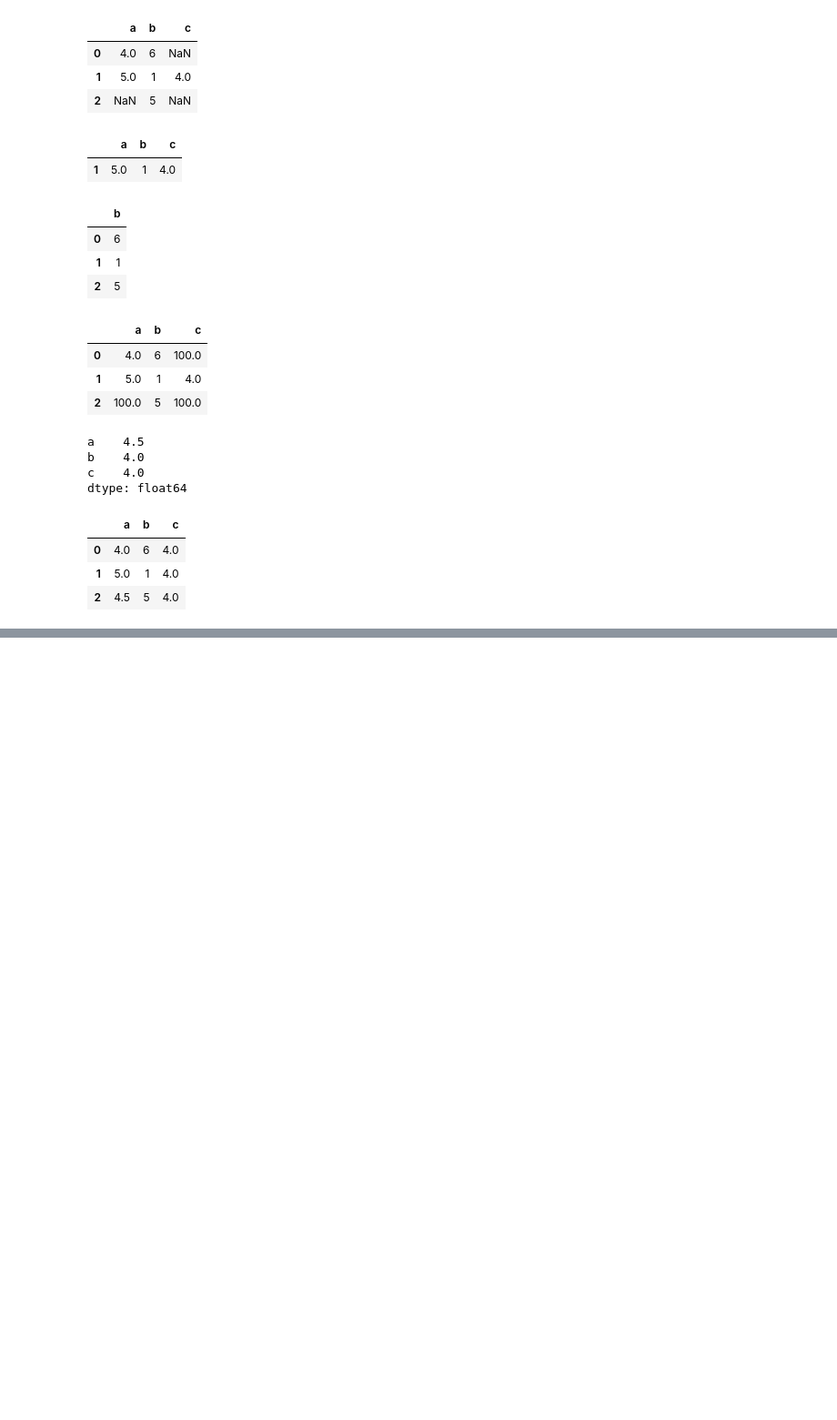
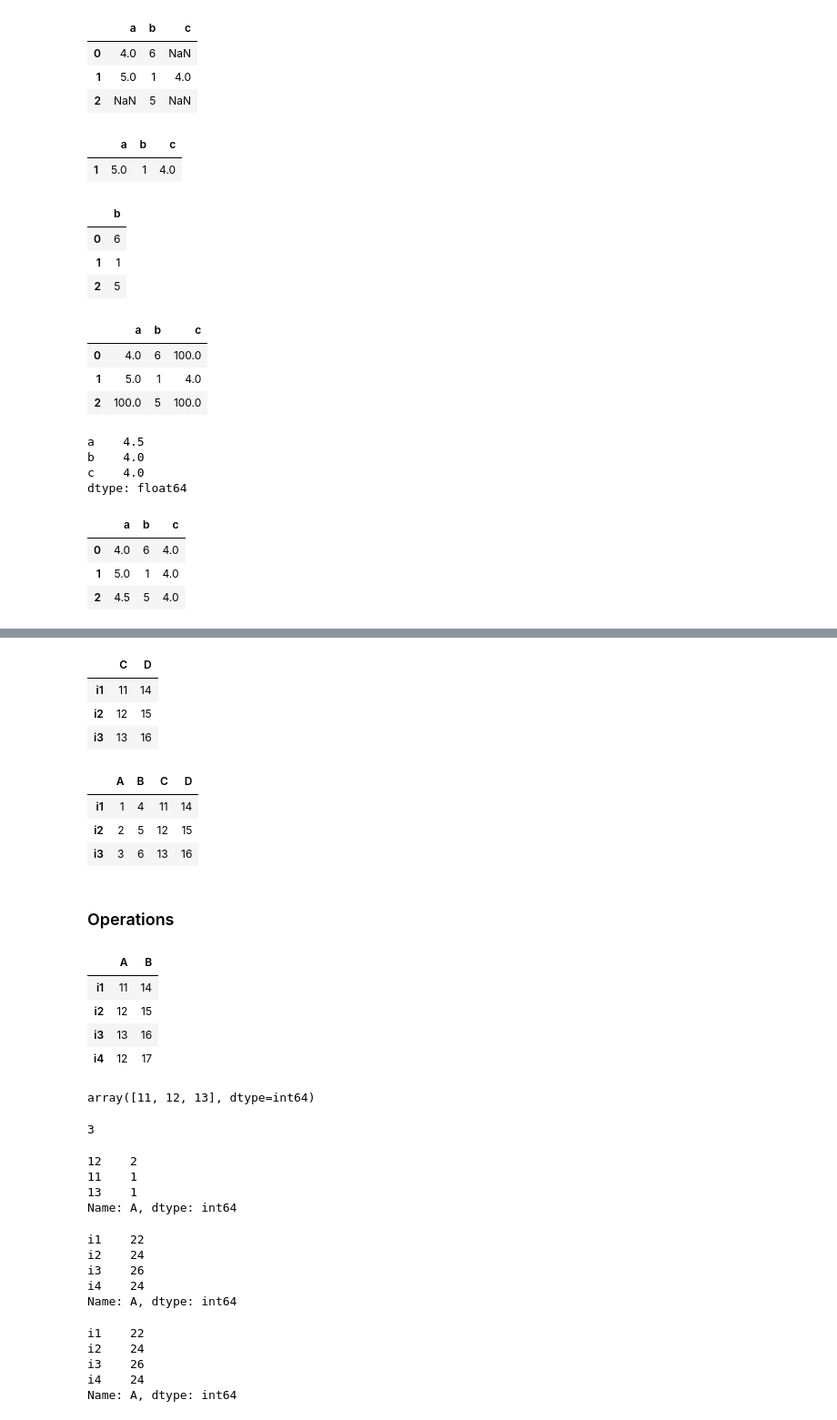
Before and after one commit to clog10/Machine-Learning, a Jupyter notebook: Pandas/Pandas.ipynb, the cells around one changed output, grey strips where cells are left out. Shown at 91% size. Cells and saved outputs as stored; diff of their text form; code cells hidden in the pictures; blank space fills up the shorter version.

Commit message:
Operations

```diff
--- a/Pandas/Pandas.ipynb
+++ b/Pandas/Pandas.ipynb
@@ -429,0 +416,43 @@ dataf.join(dataf2)
+# %%
+dataf2
+# %% [output]
+|  | C | D |
+| i1 | 11 | 14 |
+| i2 | 12 | 15 |
+| i3 | 13 | 16 |
+# %%
+dataf.join(dataf2)
+# %% [output]
+|  | A | B | C | D |
+| i1 | 1 | 4 | 11 | 14 |
+| i2 | 2 | 5 | 12 | 15 |
+| i3 | 3 | 6 | 13 | 16 |
+# %% [markdown]
+### Operations
+# %%
+dicc = {'A' : [11, 12, 13, 12], 'B' : [ 14, 15, 16, 17]}
+# %%
+datafr = pd.DataFrame(dicc, index = ['i1', 'i2', 'i3', 'i4'])
+# %%
+datafr
+# %% [output]
+|  | A | B |
+| i1 | 11 | 14 |
+| i2 | 12 | 15 |
+| i3 | 13 | 16 |
+| i4 | 12 | 17 |
+# %%
+datafr['A'].unique()
+# %% [output]
+array([11, 12, 13], dtype=int64)
+# %%
+datafr['A'].nunique()
+# %% [output]
+3
+# %%
+datafr['A'].value_counts()
+# %% [output]
+12    2
+11    1
+13    1
+Name: A, dtype: int64
@@ -429,0 +462,16 @@ dataf.join(dataf2)
+# %%
+datafr['A'].apply(multiplicar)
+# %% [output]
+i1    22
+i2    24
+i3    26
+i4    24
+Name: A, dtype: int64
+# %%
+datafr['A'].apply(lambda x: x * 2)
+# %% [output]
+i1    22
+i2    24
+i3    26
+i4    24
+Name: A, dtype: int64
```
Also changed, not shown: parts of 59 cells of this notebook.
